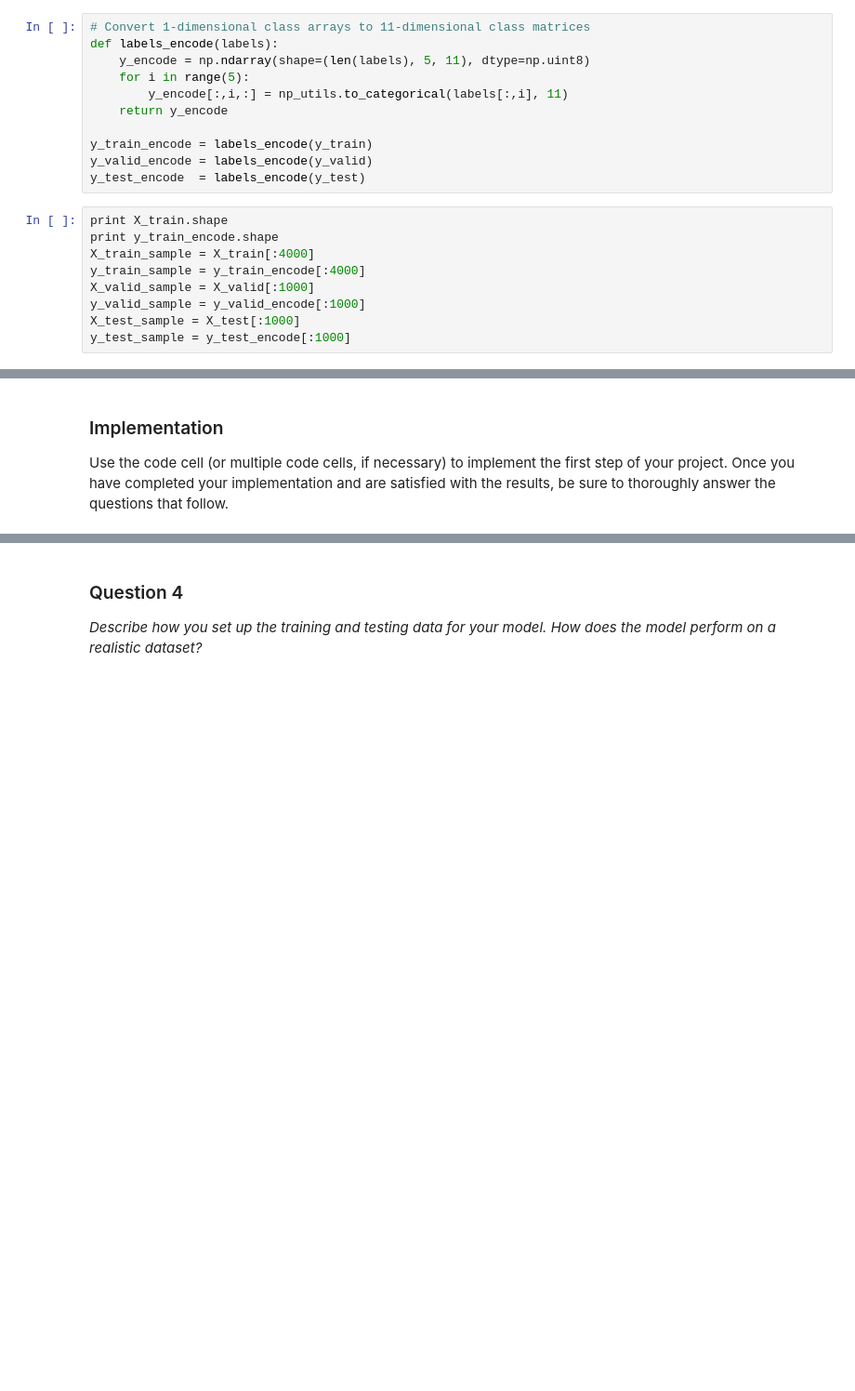
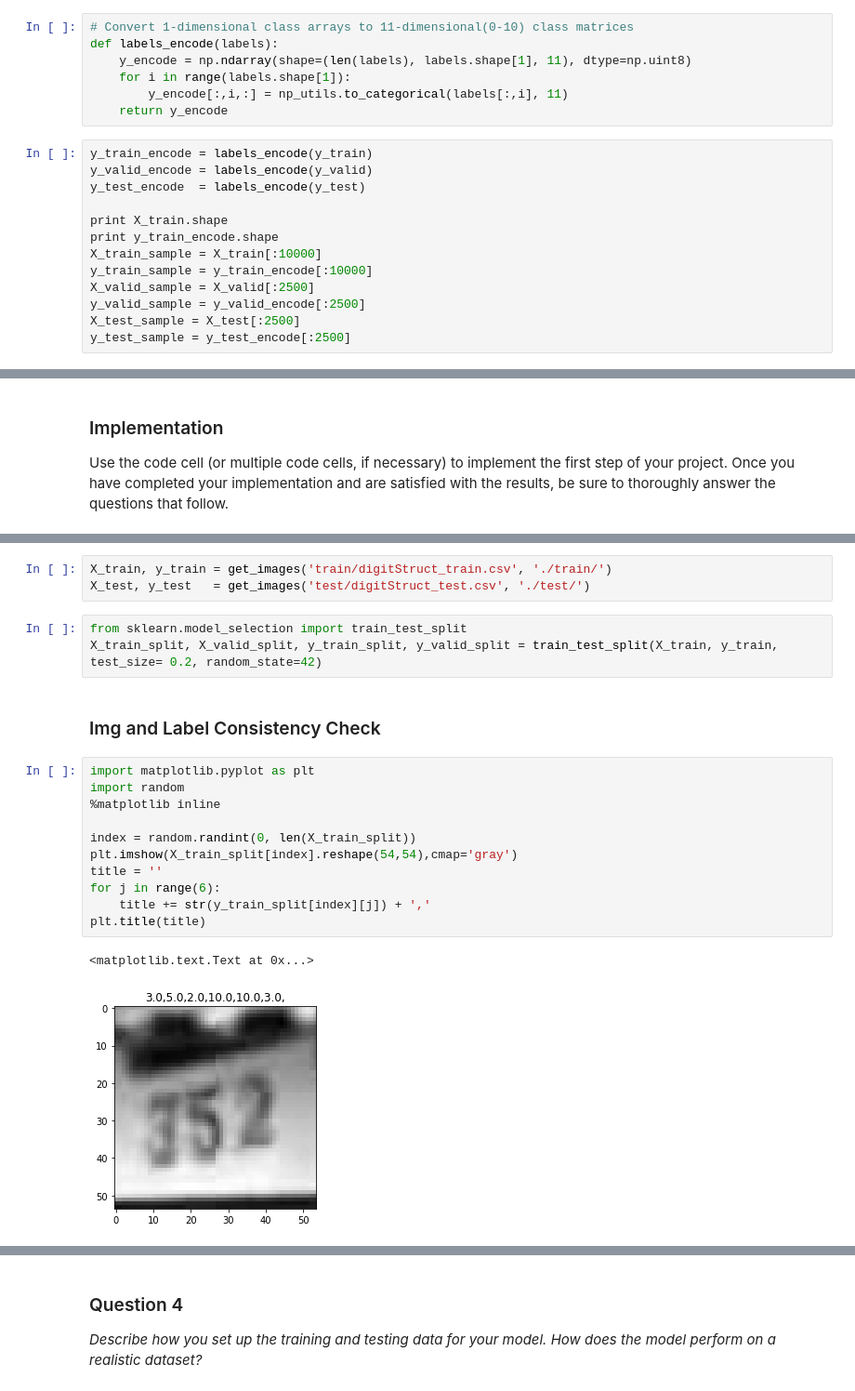
Before and after one commit to neocosmos/MachineLearningND, a Jupyter notebook: digit_recognition/digit_recognition.ipynb, the cells around one changed output, grey strips where cells are left out. Shown at 93% size. Drawn from its saved outputs; the diff is of its cells as text; blank space fills up the shorter version.

Commit message:
multi digit_recognition project

```diff
--- a/digit_recognition/digit_recognition.ipynb
+++ b/digit_recognition/digit_recognition.ipynb
@@ -101,23 +115,23 @@ from keras.models import Model
 # %%
-# Convert 1-dimensional class arrays to 11-dimensional class matrices
+# Convert 1-dimensional class arrays to 11-dimensional(0-10) class matrices
 def labels_encode(labels):
-    y_encode = np.ndarray(shape=(len(labels), 5, 11), dtype=np.uint8)
-    for i in range(5):
+    y_encode = np.ndarray(shape=(len(labels), labels.shape[1], 11), dtype=np.uint8)
+    for i in range(labels.shape[1]):
         y_encode[:,i,:] = np_utils.to_categorical(labels[:,i], 11)
     return y_encode
-
-y_train_encode = labels_encode(y_train)
-y_valid_encode = labels_encode(y_valid)
-y_test_encode  = labels_encode(y_test)
 # %%
+y_train_encode = labels_encode(y_train)
+y_valid_encode = labels_encode(y_valid)
+y_test_encode  = labels_encode(y_test)
+
 print X_train.shape
 print y_train_encode.shape
-X_train_sample = X_train[:4000]
-y_train_sample = y_train_encode[:4000]
-X_valid_sample = X_valid[:1000]
-y_valid_sample = y_valid_encode[:1000]
-X_test_sample = X_test[:1000]
-y_test_sample = y_test_encode[:1000]
+X_train_sample = X_train[:10000]
+y_train_sample = y_train_encode[:10000]
+X_valid_sample = X_valid[:2500]
+y_valid_sample = y_valid_encode[:2500]
+X_test_sample = X_test[:2500]
+y_test_sample = y_test_encode[:2500]
 # %% [output]
 (40000, 28, 140, 1)
 (40000, 5, 11)
@@ -239,0 +385,22 @@ Use the code cell (or multiple code cells, if necessary) to implement the first
+# %%
+X_train, y_train = get_images('train/digitStruct_train.csv', './train/')
+X_test, y_test   = get_images('test/digitStruct_test.csv', './test/')
+# %%
+from sklearn.model_selection import train_test_split
+X_train_split, X_valid_split, y_train_split, y_valid_split = train_test_split(X_train, y_train, test_size= 0.2, random_state=42)
+# %% [markdown]
+### Img and Label Consistency Check
+# %%
+import matplotlib.pyplot as plt
+import random
+%matplotlib inline
+
+index = random.randint(0, len(X_train_split))
+plt.imshow(X_train_split[index].reshape(54,54),cmap='gray')
+title = ''
+for j in range(6):
+    title += str(y_train_split[index][j]) + ','
+plt.title(title)
+# %% [output]
+<matplotlib.text.Text at 0x...>
+[figure, added]
```
Also changed, not shown: parts of 82 cells of this notebook, 1 other file.
